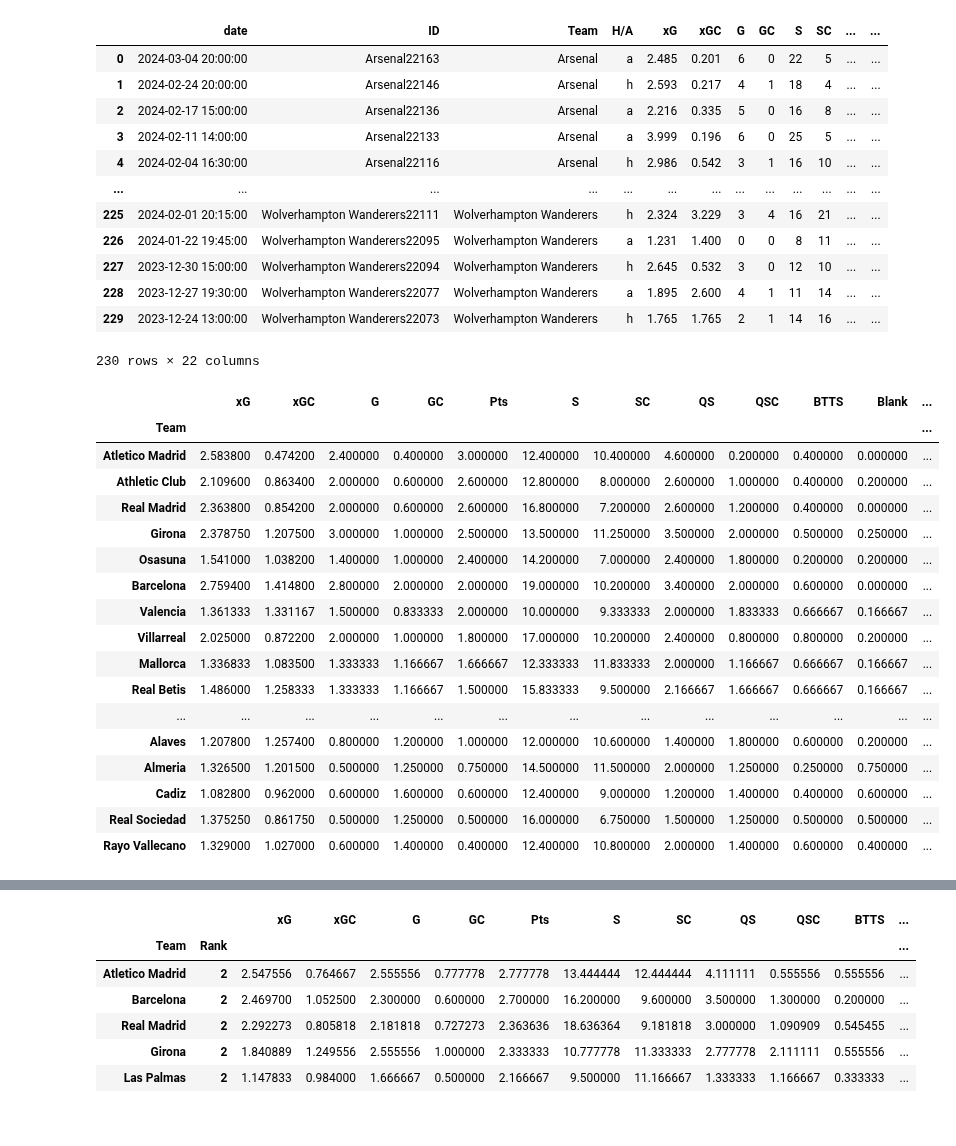
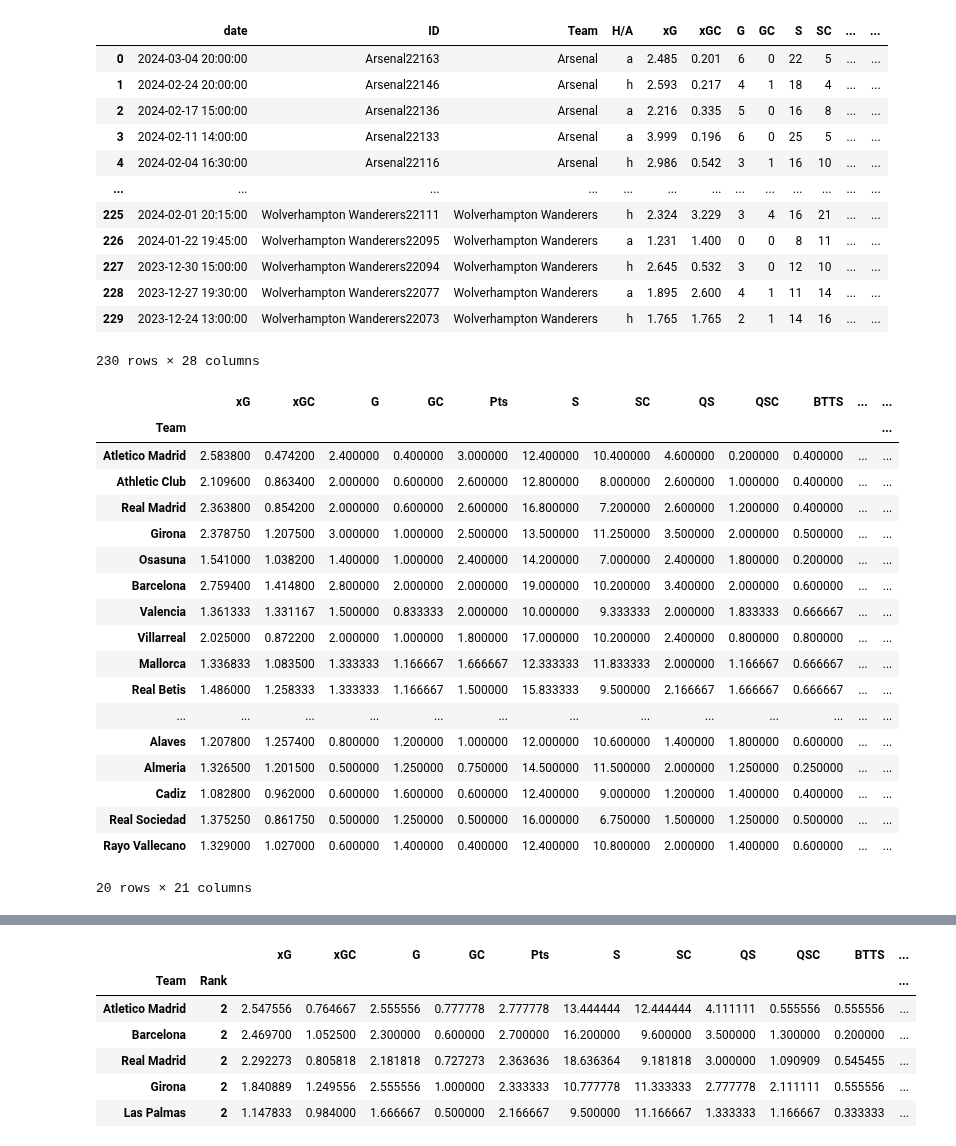
Before and after one commit to rpenn97/score_prediction_tool, a Jupyter notebook: Backend/Dataframe_generator.ipynb, the cells around one changed output, grey strips where cells are left out. Cells and saved outputs as stored; diff of their text form; code cells hidden in the pictures.

```diff
--- a/Backend/Dataframe_generator.ipynb
+++ b/Backend/Dataframe_generator.ipynb
@@ -24,9 +24,16 @@ def last10(df):
     temp_df['played'] = 1
     temp_df['date'] = pd.to_datetime(temp_df['date'])
     temp_df['date_int'] = (datetime.datetime.now()) - (temp_df['date'])
+    temp_df['0_0'] = temp_df.apply(lambda x: 1 if x['CS'] == 1 and x['Blank'] == 1 else 0, axis = 1)
+    temp_df['btts_if_g'] = temp_df.apply(lambda x: 1 if x['first_goal'] == 1 and x['BTTS'] == 1 else 0, axis = 1)
+    temp_df['btts_if_c'] = temp_df.apply(lambda x: 1 if x['first_conc'] == 1 and x['BTTS'] == 1 else 0, axis = 1)
+    temp_df['win'] = temp_df.apply(lambda x: 1 if x['Pts'] == 3 else 0, axis=1)
+    temp_df['draw'] = temp_df.apply(lambda x: 1 if x['Pts'] == 1 else 0, axis=1)
+    temp_df['lose'] = temp_df.apply(lambda x: 1 if x['Pts'] == 0 else 0, axis=1)
+
     temp_df = temp_df.groupby(['Team'],as_index=False).apply(lambda x: x.nsmallest(10, 'date_int'))
     temp_df.reset_index(inplace=True)
-    temp_df.drop(['level_0','level_1','date_int','Unnamed: 0'],axis=1,inplace=True)
+    temp_df.drop(['level_0','level_1','Unnamed: 0','date_int'],axis=1,inplace=True)
     return temp_df
 
 eng_l10 = last10(eng_df)
@@ -48,7 +55,7 @@ eng_l10
 | 227 | 2023-12-30 15:00:00 | Wolverhampton Wanderers22094 | Wolverhampton Wanderers | h | 2.645 | 0.532 | 3 | 0 | 12 | 10 | ... | ... |
 | 228 | 2023-12-27 19:30:00 | Wolverhampton Wanderers22077 | Wolverhampton Wanderers | a | 1.895 | 2.600 | 4 | 1 | 11 | 14 | ... | ... |
 | 229 | 2023-12-24 13:00:00 | Wolverhampton Wanderers22073 | Wolverhampton Wanderers | h | 1.765 | 1.765 | 2 | 1 | 14 | 16 | ... | ... |
-230 rows × 22 columns
+230 rows × 28 columns
 # %%
 # Home/Away Tables last 10 games (Form)
 eng_r = ['Southampton', 'Leicester','Leeds']
@@ -62,11 +69,13 @@ def home_away_table_form(df,relegated_list):
     df['match_ID'] = df['ID'].apply(lambda x:x[-5:])
     df['match_ID'] = pd.to_numeric(df['match_ID'])
     df['played'] = 1
+    df['Rankvs'] = df['Rank']
 
     # new df
     df_h_a = df.groupby(["Team","H/A"]).agg({'played':'sum', 'xG':'sum', 'xGC':'sum','G':'sum', 'GC':'sum', 'Pts':'sum',
                                              'S':'sum', 'SC':'sum', 'QS': 'sum','QSC':'sum',
-                                             'BTTS':'sum', 'Blank':'sum', 'CS':'sum','first_goal':'sum','first_conc':'sum'})
+                                             'BTTS':'sum', 'Blank':'sum', 'CS':'sum','first_goal':'sum','first_conc':'sum',
+                                             'btts_if_g':'sum','btts_if_c':'sum','0_0':'sum','Rankvs':'sum'})
     h_a_sep = [x for _, x in df_h_a.groupby("H/A")]
     away_table = h_a_sep[0].droplevel("H/A")
     home_table = h_a_sep[1].droplevel("H/A")
@@ -75,51 +84,52 @@ def home_away_table_form(df,relegated_list):
     home_table['GD'] = home_table['G'] - home_table['GC']
     away_table['GD'] = away_table['G'] - away_table['GC']
     home_table['sample'] = home_table['played']**2
     away_table['sample'] = home_table['played']**2
     home_table = home_table.iloc[:,1:].div(home_table.played, axis=0)
     away_table = away_table.iloc[:,1:].div(away_table.played, axis=0)
     home_table = home_table[~home_table.index.isin(relegated_list)]
     away_table = away_table[~away_table.index.isin(relegated_list)]
 
 
 # select all rows except the ones that contain 'Coca Cola'
     q1_h = home_table['Pts'].quantile(0.25)
     q1_a = away_table['Pts'].quantile(0.25)
     q3_h = home_table['Pts'].quantile(0.75)
     q3_a = away_table['Pts'].quantile(0.75)
     home_table['Rank'] = home_table.apply(lambda x: 3 if x['Pts'] <= q1_h else( 1 if x['Pts'] >= q3_h else 2), axis=1)
     away_table['Rank'] = away_table.apply(lambda x: 3 if x['Pts'] <= q1_a else( 1 if x['Pts'] >= q3_a else 2), axis=1)
 
     home_table = home_table.sort_values('Pts', ascending=False)
     away_table = away_table.sort_values('Pts', ascending=False)
 
     return home_table, away_table
 
 eng_l10_table_h,eng_l10_table_a = home_away_table_form(eng_l10,eng_r)
 fra_l10_table_h,fra_l10_table_a = home_away_table_form(fra_l10,fra_r)
 ger_l10_table_h,ger_l10_table_a = home_away_table_form(ger_l10,ger_r)
 ita_l10_table_h,ita_l10_table_a = home_away_table_form(ita_l10,ita_r)
 spa_l10_table_h,spa_l10_table_a = home_away_table_form(spa_l10,spa_r)
 spa_l10_table_h
 # %% [output]
-|  | xG | xGC | G | GC | Pts | S | SC | QS | QSC | BTTS | Blank | ... |
+|  | xG | xGC | G | GC | Pts | S | SC | QS | QSC | BTTS | ... | ... |
 | Team |  |  |  |  |  |  |  |  |  |  |  | ... |
-| Atletico Madrid | 2.583800 | 0.474200 | 2.400000 | 0.400000 | 3.000000 | 12.400000 | 10.400000 | 4.600000 | 0.200000 | 0.400000 | 0.000000 | ... |
-| Athletic Club | 2.109600 | 0.863400 | 2.000000 | 0.600000 | 2.600000 | 12.800000 | 8.000000 | 2.600000 | 1.000000 | 0.400000 | 0.200000 | ... |
-| Real Madrid | 2.363800 | 0.854200 | 2.000000 | 0.600000 | 2.600000 | 16.800000 | 7.200000 | 2.600000 | 1.200000 | 0.400000 | 0.000000 | ... |
-| Girona | 2.378750 | 1.207500 | 3.000000 | 1.000000 | 2.500000 | 13.500000 | 11.250000 | 3.500000 | 2.000000 | 0.500000 | 0.250000 | ... |
-| Osasuna | 1.541000 | 1.038200 | 1.400000 | 1.000000 | 2.400000 | 14.200000 | 7.000000 | 2.400000 | 1.800000 | 0.200000 | 0.200000 | ... |
-| Barcelona | 2.759400 | 1.414800 | 2.800000 | 2.000000 | 2.000000 | 19.000000 | 10.200000 | 3.400000 | 2.000000 | 0.600000 | 0.000000 | ... |
-| Valencia | 1.361333 | 1.331167 | 1.500000 | 0.833333 | 2.000000 | 10.000000 | 9.333333 | 2.000000 | 1.833333 | 0.666667 | 0.166667 | ... |
-| Villarreal | 2.025000 | 0.872200 | 2.000000 | 1.000000 | 1.800000 | 17.000000 | 10.200000 | 2.400000 | 0.800000 | 0.800000 | 0.200000 | ... |
-| Mallorca | 1.336833 | 1.083500 | 1.333333 | 1.166667 | 1.666667 | 12.333333 | 11.833333 | 2.000000 | 1.166667 | 0.666667 | 0.166667 | ... |
-| Real Betis | 1.486000 | 1.258333 | 1.333333 | 1.166667 | 1.500000 | 15.833333 | 9.500000 | 2.166667 | 1.666667 | 0.666667 | 0.166667 | ... |
+| Atletico Madrid | 2.583800 | 0.474200 | 2.400000 | 0.400000 | 3.000000 | 12.400000 | 10.400000 | 4.600000 | 0.200000 | 0.400000 | ... | ... |
+| Athletic Club | 2.109600 | 0.863400 | 2.000000 | 0.600000 | 2.600000 | 12.800000 | 8.000000 | 2.600000 | 1.000000 | 0.400000 | ... | ... |
+| Real Madrid | 2.363800 | 0.854200 | 2.000000 | 0.600000 | 2.600000 | 16.800000 | 7.200000 | 2.600000 | 1.200000 | 0.400000 | ... | ... |
+| Girona | 2.378750 | 1.207500 | 3.000000 | 1.000000 | 2.500000 | 13.500000 | 11.250000 | 3.500000 | 2.000000 | 0.500000 | ... | ... |
+| Osasuna | 1.541000 | 1.038200 | 1.400000 | 1.000000 | 2.400000 | 14.200000 | 7.000000 | 2.400000 | 1.800000 | 0.200000 | ... | ... |
+| Barcelona | 2.759400 | 1.414800 | 2.800000 | 2.000000 | 2.000000 | 19.000000 | 10.200000 | 3.400000 | 2.000000 | 0.600000 | ... | ... |
+| Valencia | 1.361333 | 1.331167 | 1.500000 | 0.833333 | 2.000000 | 10.000000 | 9.333333 | 2.000000 | 1.833333 | 0.666667 | ... | ... |
+| Villarreal | 2.025000 | 0.872200 | 2.000000 | 1.000000 | 1.800000 | 17.000000 | 10.200000 | 2.400000 | 0.800000 | 0.800000 | ... | ... |
+| Mallorca | 1.336833 | 1.083500 | 1.333333 | 1.166667 | 1.666667 | 12.333333 | 11.833333 | 2.000000 | 1.166667 | 0.666667 | ... | ... |
+| Real Betis | 1.486000 | 1.258333 | 1.333333 | 1.166667 | 1.500000 | 15.833333 | 9.500000 | 2.166667 | 1.666667 | 0.666667 | ... | ... |
 | ... | ... | ... | ... | ... | ... | ... | ... | ... | ... | ... | ... | ... |
-| Alaves | 1.207800 | 1.257400 | 0.800000 | 1.200000 | 1.000000 | 12.000000 | 10.600000 | 1.400000 | 1.800000 | 0.600000 | 0.200000 | ... |
-| Almeria | 1.326500 | 1.201500 | 0.500000 | 1.250000 | 0.750000 | 14.500000 | 11.500000 | 2.000000 | 1.250000 | 0.250000 | 0.750000 | ... |
-| Cadiz | 1.082800 | 0.962000 | 0.600000 | 1.600000 | 0.600000 | 12.400000 | 9.000000 | 1.200000 | 1.400000 | 0.400000 | 0.600000 | ... |
-| Real Sociedad | 1.375250 | 0.861750 | 0.500000 | 1.250000 | 0.500000 | 16.000000 | 6.750000 | 1.500000 | 1.250000 | 0.500000 | 0.500000 | ... |
-| Rayo Vallecano | 1.329000 | 1.027000 | 0.600000 | 1.400000 | 0.400000 | 12.400000 | 10.800000 | 2.000000 | 1.400000 | 0.600000 | 0.400000 | ... |
+| Alaves | 1.207800 | 1.257400 | 0.800000 | 1.200000 | 1.000000 | 12.000000 | 10.600000 | 1.400000 | 1.800000 | 0.600000 | ... | ... |
+| Almeria | 1.326500 | 1.201500 | 0.500000 | 1.250000 | 0.750000 | 14.500000 | 11.500000 | 2.000000 | 1.250000 | 0.250000 | ... | ... |
+| Cadiz | 1.082800 | 0.962000 | 0.600000 | 1.600000 | 0.600000 | 12.400000 | 9.000000 | 1.200000 | 1.400000 | 0.400000 | ... | ... |
+| Real Sociedad | 1.375250 | 0.861750 | 0.500000 | 1.250000 | 0.500000 | 16.000000 | 6.750000 | 1.500000 | 1.250000 | 0.500000 | ... | ... |
+| Rayo Vallecano | 1.329000 | 1.027000 | 0.600000 | 1.400000 | 0.400000 | 12.400000 | 10.800000 | 2.000000 | 1.400000 | 0.600000 | ... | ... |
+20 rows × 21 columns
 # %%
 # Home/Away Tables rolling season (Historic)
 
```
Also changed, not shown: parts of 3 cells of this notebook, 7 other files.
